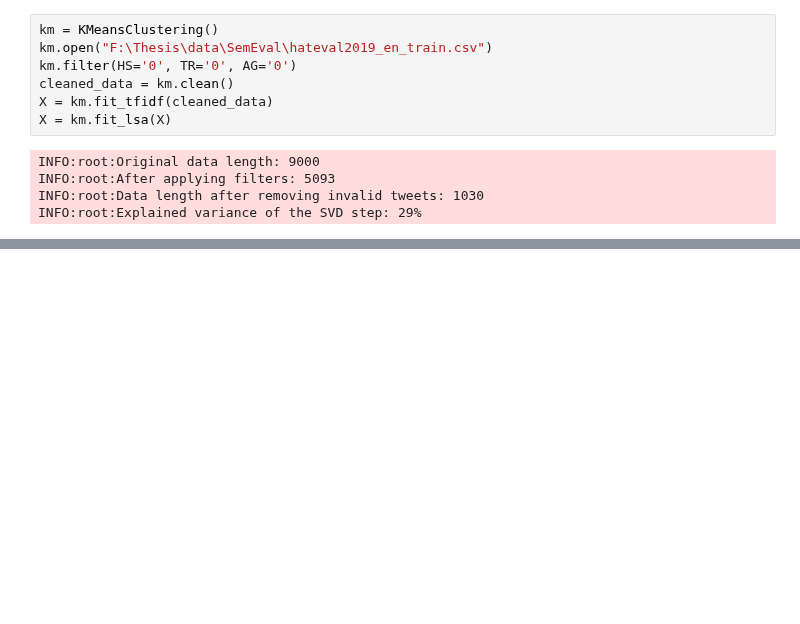
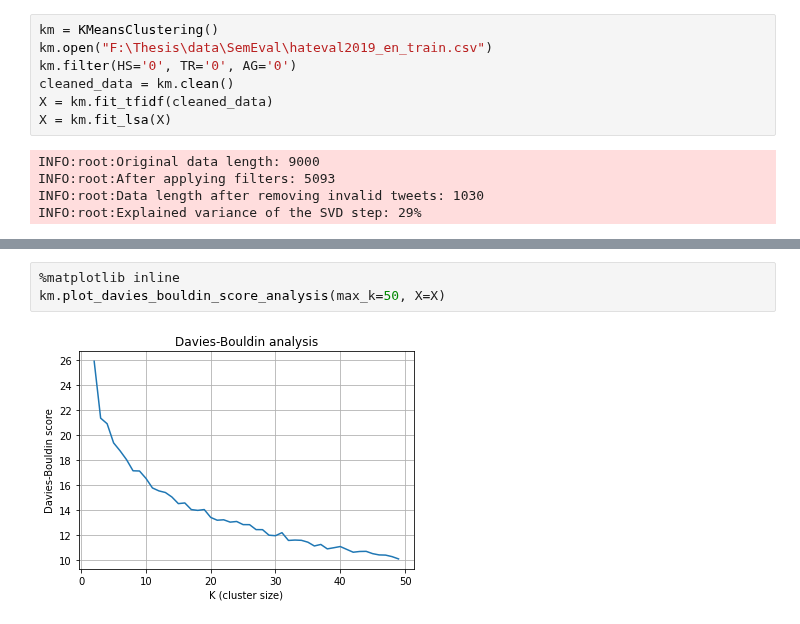
Before and after one commit to delftcrowd/smart_rejector_for_hate_speech, a Jupyter notebook: code/costs/clustering.ipynb, the cells around one changed output, grey strips where cells are left out. Cells and saved outputs as stored; diff of their text form; blank space fills up the shorter version.

```diff
--- a/code/costs/clustering.ipynb
+++ b/code/costs/clustering.ipynb
@@ -27,3 +32,8 @@ km.plot_silhouette_analysis(max_k=50, X=X)
+# %%
+%matplotlib inline
+km.plot_davies_bouldin_score_analysis(max_k=50, X=X)
+# %% [output]
+[figure, added]
 # %%
 import matplotlib.pyplot as plt
 import numpy as np
```
Also changed, not shown: parts of 6 cells of this notebook, 1 other file.
